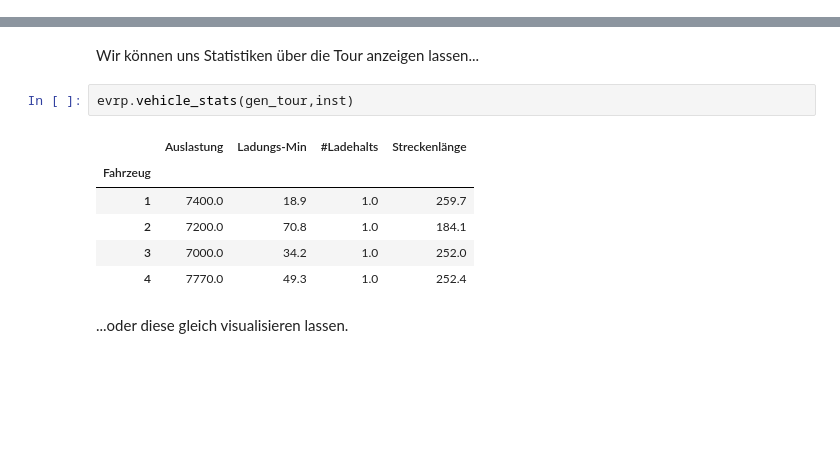
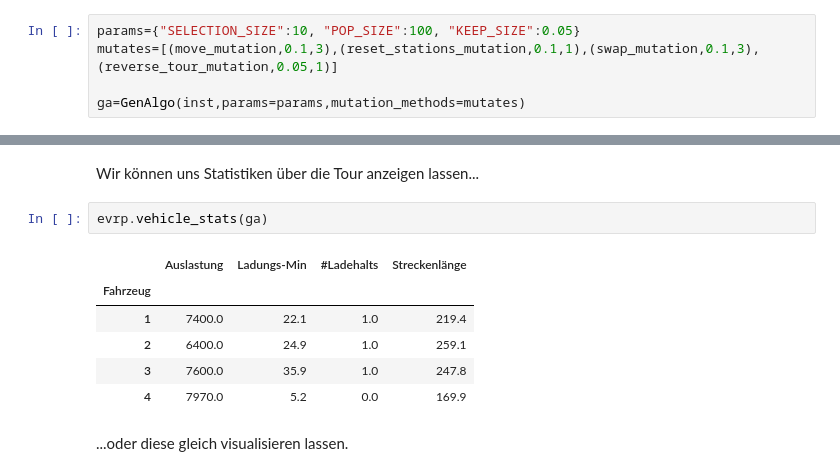
Before and after one commit to henningbruhn/mobp, a Jupyter notebook: vrp_aufgabe/evrp3.ipynb, the cells around one changed output, grey strips where cells are left out. Saved outputs shown, nothing was run; the diff lists cells and outputs as text; blank space fills up the shorter version.

```diff
--- a/vrp_aufgabe/evrp3.ipynb
+++ b/vrp_aufgabe/evrp3.ipynb
@@ -263,0 +130,5 @@ number of generations: 241
+# %%
+params={"SELECTION_SIZE":10, "POP_SIZE":100, "KEEP_SIZE":0.05}
+mutates=[(move_mutation,0.1,3),(reset_stations_mutation,0.1,1),(swap_mutation,0.1,3),(reverse_tour_mutation,0.05,1)]
+
+ga=GenAlgo(inst,params=params,mutation_methods=mutates)
@@ -264,14 +138,14 @@ number of generations: 241
 # %% [markdown]
 Wir können uns Statistiken über die Tour anzeigen lassen...
 # %%
-evrp.vehicle_stats(gen_tour,inst)
+evrp.vehicle_stats(ga)
 # %% [output]
 |  | Auslastung | Ladungs-Min | #Ladehalts | Streckenlänge |
 | Fahrzeug |  |  |  |  |
-| 1 | 7400.0 | 18.9 | 1.0 | 259.7 |
-| 2 | 7200.0 | 70.8 | 1.0 | 184.1 |
-| 3 | 7000.0 | 34.2 | 1.0 | 252.0 |
-| 4 | 7770.0 | 49.3 | 1.0 | 252.4 |
+| 1 | 7400.0 | 22.1 | 1.0 | 219.4 |
+| 2 | 6400.0 | 24.9 | 1.0 | 259.1 |
+| 3 | 7600.0 | 35.9 | 1.0 | 247.8 |
+| 4 | 7970.0 | 5.2 | 0.0 | 169.9 |
 # %% [markdown]
 ...oder diese gleich visualisieren lassen.
 # %%
```
Also changed, not shown: parts of 16 cells of this notebook, 3 other files.
